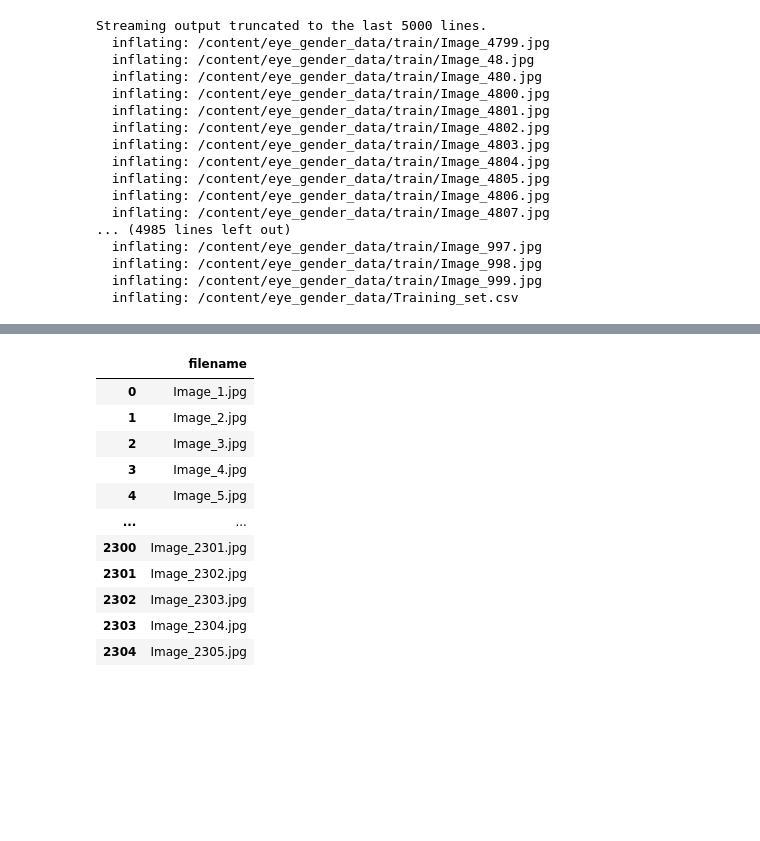
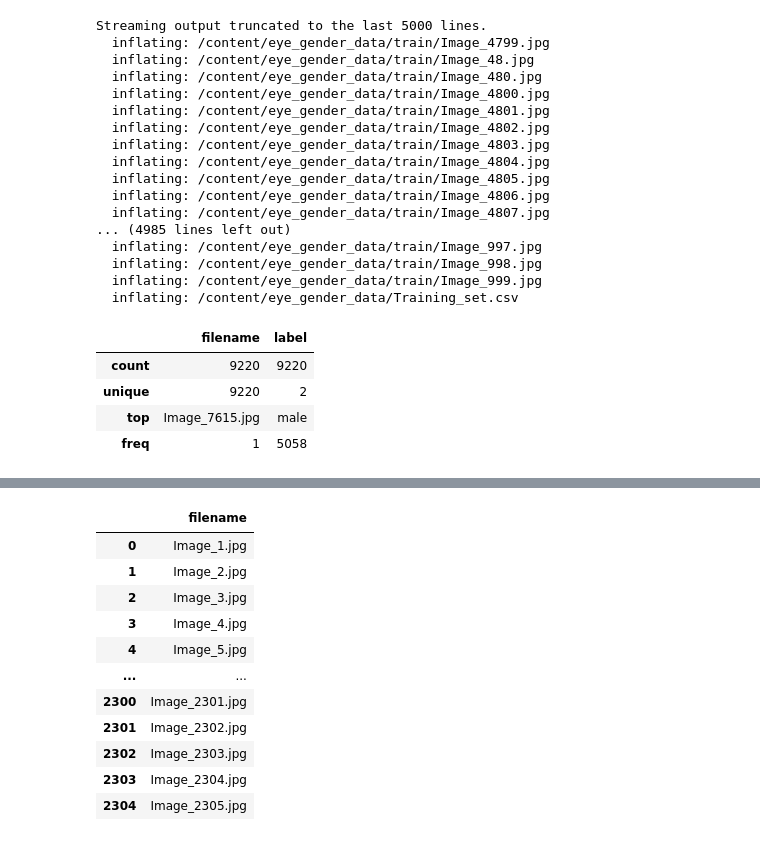
Before and after one commit to GGolfz/Gender-Prediction-By-Eye, a Jupyter notebook: Gender_Determination_by_Morphometry_of_Eyes.ipynb, the cells around one changed output, grey strips where cells are left out. Drawn from its saved outputs; the diff is of its cells as text; code cells hidden in the pictures; blank space fills up the shorter version.

```diff
--- a/Gender_Determination_by_Morphometry_of_Eyes.ipynb
+++ b/Gender_Determination_by_Morphometry_of_Eyes.ipynb
@@ -28,3 +28,11 @@ Streaming output truncated to the last 5000 lines.
   inflating: /content/eye_gender_data/Training_set.csv
 # %%
 df = pd.read_csv('/content/eye_gender_data/Training_set.csv')
+# %%
+df.describe()
+# %% [output]
+|  | filename | label |
+| count | 9220 | 9220 |
+| unique | 9220 | 2 |
+| top | Image_7615.jpg | male |
+| freq | 1 | 5058 |
```
Also changed, not shown: parts of 11 cells of this notebook, 3 other files.
